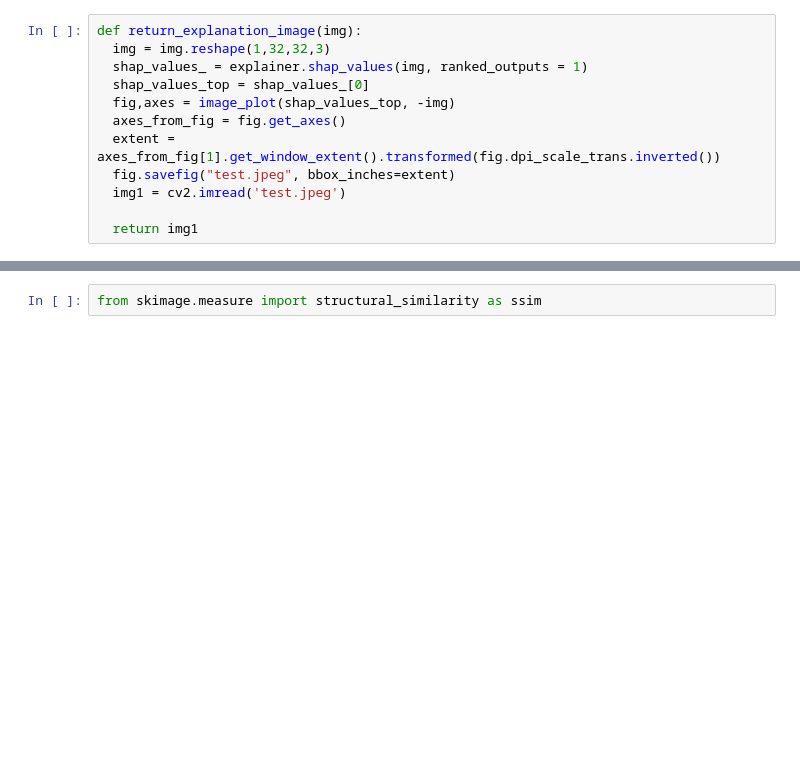
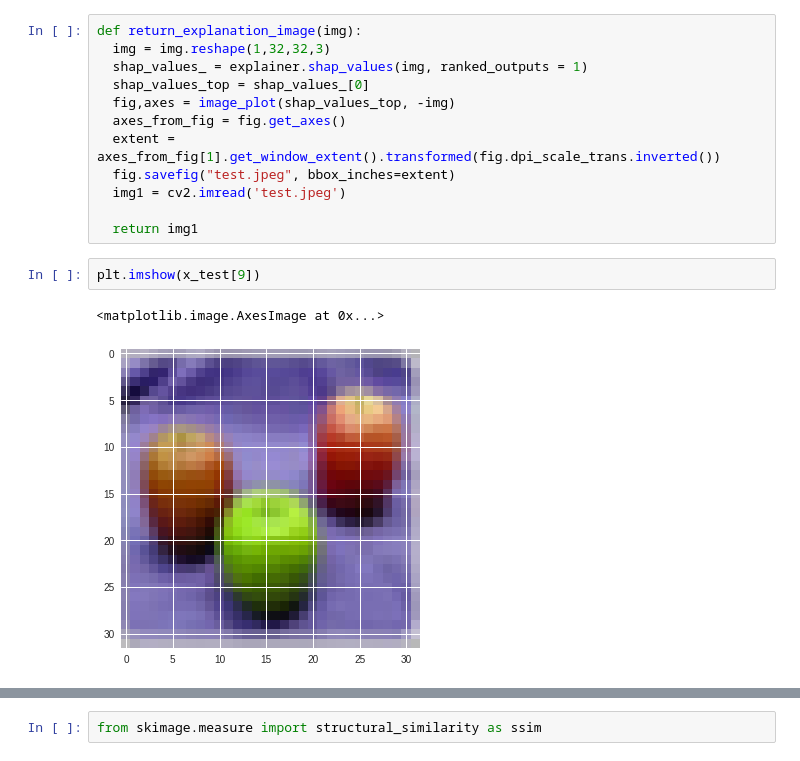
Before and after one commit to SasankYadati/interpretability-in-neural-networks, a Jupyter notebook: Image Classification/CIFAR100/SHAP_CIFAR_100.ipynb, the cells around one changed output, grey strips where cells are left out. Drawn from its saved outputs; the diff is of its cells as text; blank space fills up the shorter version.

```diff
--- a/Image Classification/CIFAR100/SHAP_CIFAR_100.ipynb
+++ b/Image Classification/CIFAR100/SHAP_CIFAR_100.ipynb
@@ -294,4 +286,9 @@ def return_explanation_image(img):
   img1 = cv2.imread('test.jpeg')
 
   return img1
+# %%
+plt.imshow(x_test[9])
+# %% [output]
+<matplotlib.image.AxesImage at 0x...>
+[figure, added]
 # %%
```
Also changed, not shown: parts of 23 cells of this notebook, 1 other file.
